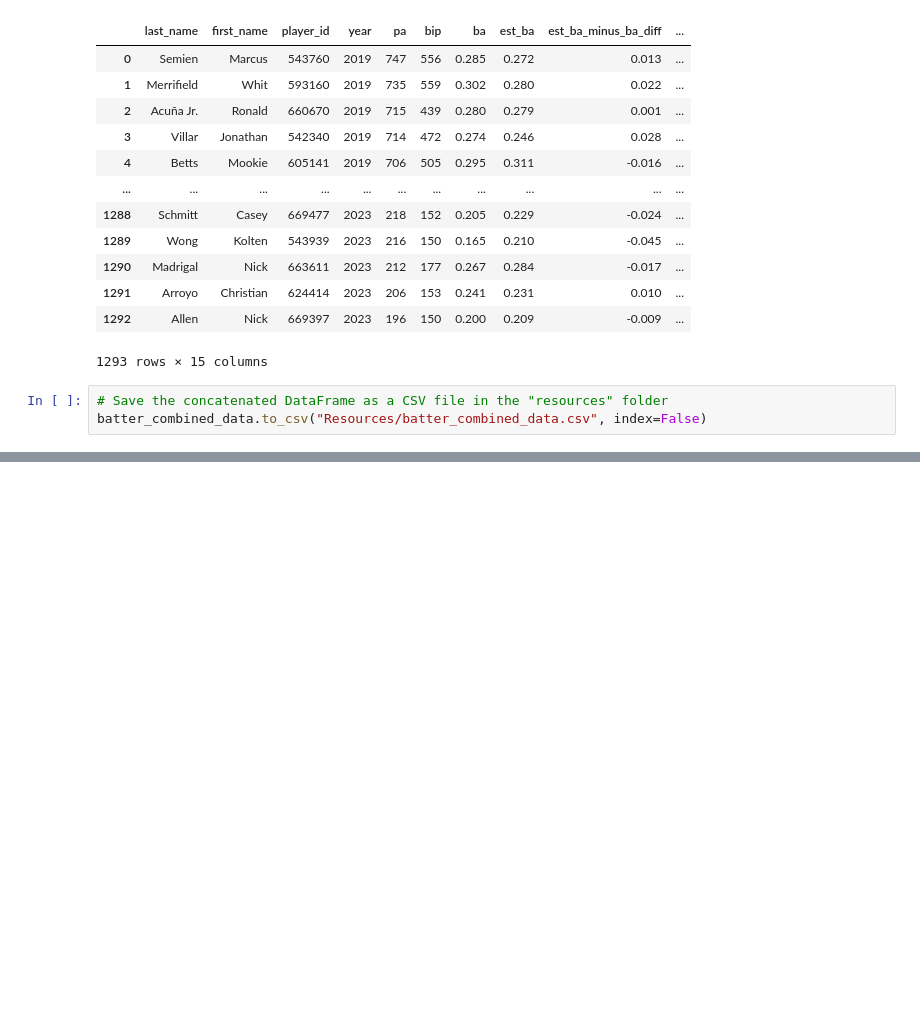
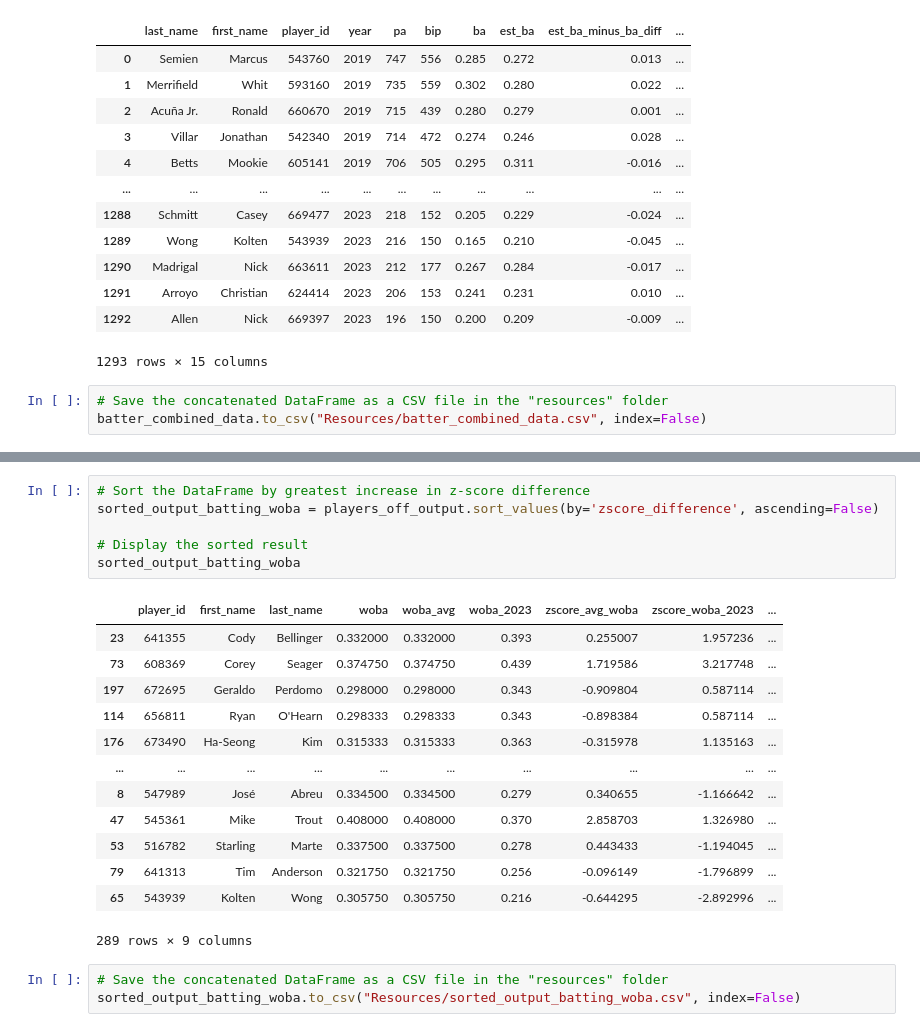
Before and after one commit to PsCushman/baseball-rule-changes, a Jupyter notebook: baseball_data_import.ipynb, the cells around one changed output, grey strips where cells are left out. Saved outputs shown, nothing was run; the diff lists cells and outputs as text; blank space fills up the shorter version.

```diff
--- a/baseball_data_import.ipynb
+++ b/baseball_data_import.ipynb
@@ -153,0 +196,23 @@ print(selected_data)
+# %%
+# Sort the DataFrame by greatest increase in z-score difference
+sorted_output_batting_woba = players_off_output.sort_values(by='zscore_difference', ascending=False)
+
+# Display the sorted result
+sorted_output_batting_woba
+# %% [output]
+|  | player_id | first_name | last_name | woba | woba_avg | woba_2023 | zscore_avg_woba | zscore_woba_2023 | ... |
+| 23 | 641355 | Cody | Bellinger | 0.332000 | 0.332000 | 0.393 | 0.255007 | 1.957236 | ... |
+| 73 | 608369 | Corey | Seager | 0.374750 | 0.374750 | 0.439 | 1.719586 | 3.217748 | ... |
+| 197 | 672695 | Geraldo | Perdomo | 0.298000 | 0.298000 | 0.343 | -0.909804 | 0.587114 | ... |
+| 114 | 656811 | Ryan | O'Hearn | 0.298333 | 0.298333 | 0.343 | -0.898384 | 0.587114 | ... |
+| 176 | 673490 | Ha-Seong | Kim | 0.315333 | 0.315333 | 0.363 | -0.315978 | 1.135163 | ... |
+| ... | ... | ... | ... | ... | ... | ... | ... | ... | ... |
+| 8 | 547989 | José | Abreu | 0.334500 | 0.334500 | 0.279 | 0.340655 | -1.166642 | ... |
+| 47 | 545361 | Mike | Trout | 0.408000 | 0.408000 | 0.370 | 2.858703 | 1.326980 | ... |
+| 53 | 516782 | Starling | Marte | 0.337500 | 0.337500 | 0.278 | 0.443433 | -1.194045 | ... |
+| 79 | 641313 | Tim | Anderson | 0.321750 | 0.321750 | 0.256 | -0.096149 | -1.796899 | ... |
+| 65 | 543939 | Kolten | Wong | 0.305750 | 0.305750 | 0.216 | -0.644295 | -2.892996 | ... |
+289 rows × 9 columns
+# %%
+# Save the concatenated DataFrame as a CSV file in the "resources" folder
+sorted_output_batting_woba.to_csv("Resources/sorted_output_batting_woba.csv", index=False)
```
Also changed, not shown: parts of 6 cells of this notebook, 1 other file.
